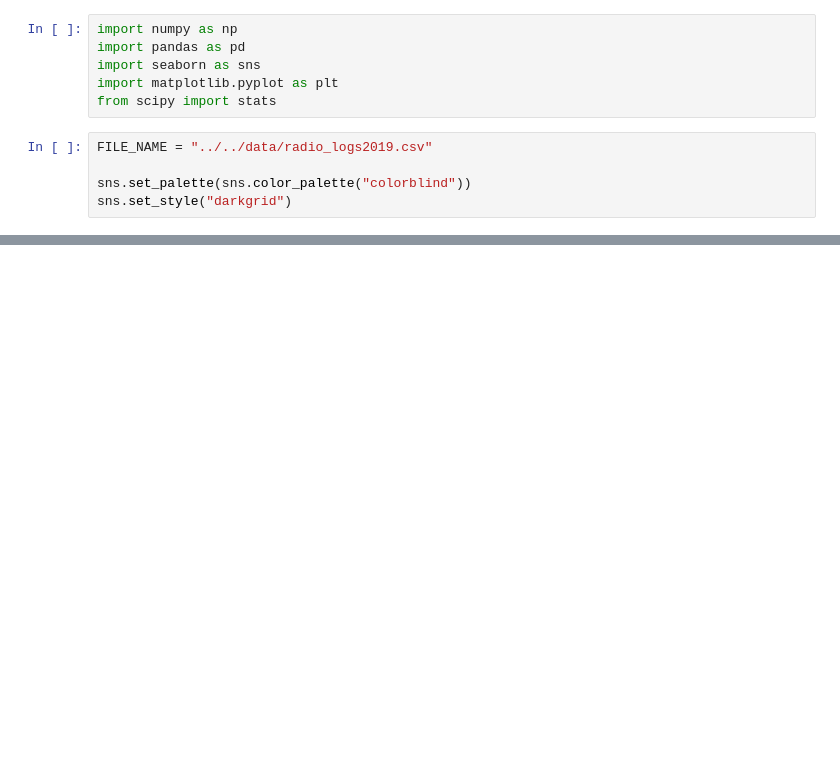
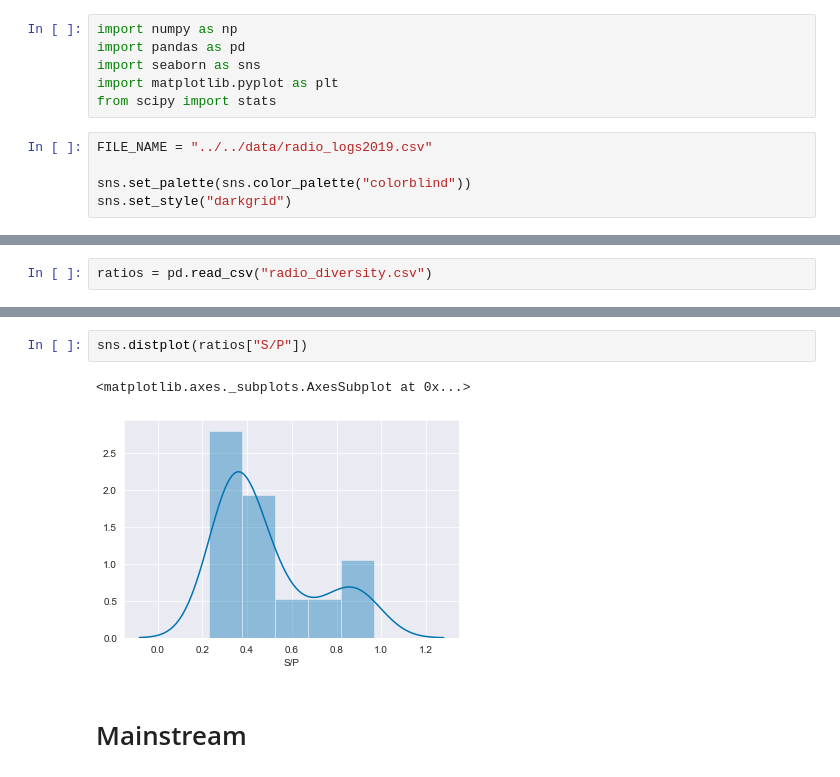
Before and after one commit to QuVil/cmb-recommendation, a Jupyter notebook: src/analysis/radio.ipynb, the cells around one changed output, grey strips where cells are left out. Drawn from its saved outputs; the diff is of its cells as text; blank space fills up the shorter version.

```diff
--- a/src/analysis/radio.ipynb
+++ b/src/analysis/radio.ipynb
@@ -39,0 +60,2 @@ rat.to_csv("ratios", index=False)
+# %%
+ratios = pd.read_csv("radio_diversity.csv")
@@ -39,0 +82,7 @@ rat.to_csv("ratios", index=False)
+# %%
+sns.distplot(ratios["S/P"])
+# %% [output]
+<matplotlib.axes._subplots.AxesSubplot at 0x...>
+[figure, added]
+# %% [markdown]
+# Mainstream
```
Also changed, not shown: parts of 10 cells of this notebook, 2 other files.
